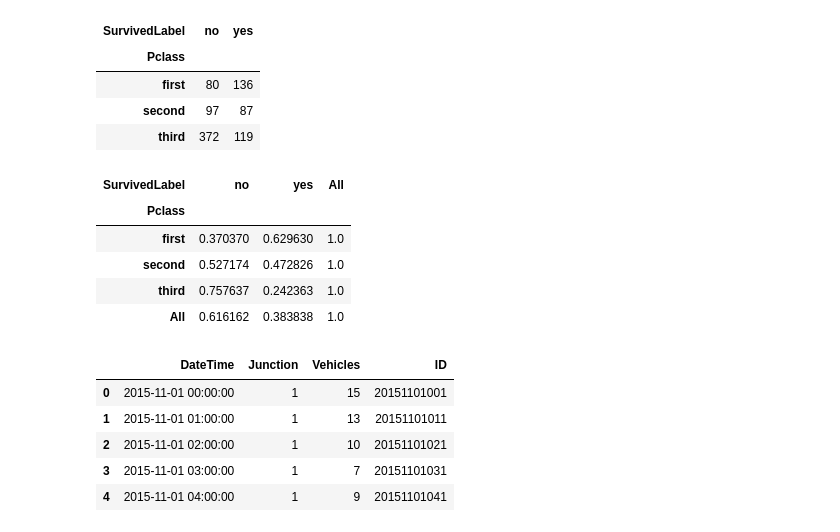
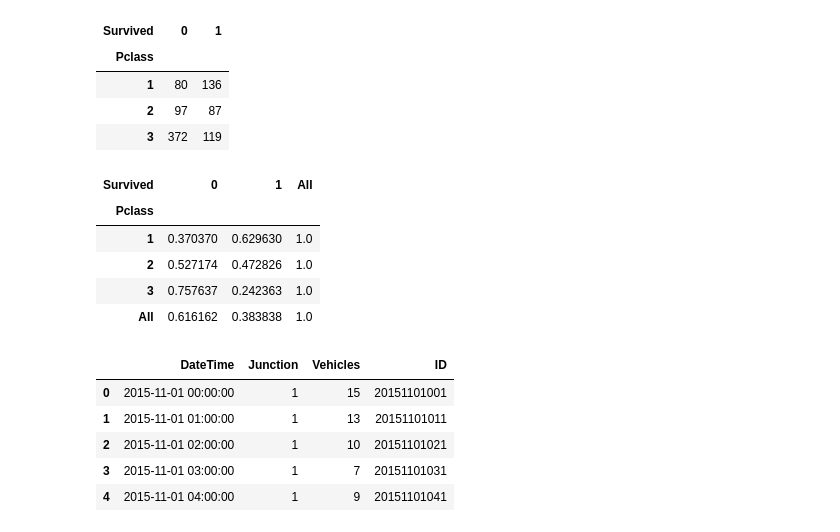
Before and after one commit to pesikj/PythonProDataScience, a Jupyter notebook: 02/reseni.ipynb, the cells around one changed output. Saved outputs shown, nothing was run; the diff lists cells and outputs as text; code cells hidden in the pictures.

```diff
--- a/02/reseni.ipynb
+++ b/02/reseni.ipynb
@@ -32,27 +31,25 @@ data_pivot
 # %%
 import pandas as pd
 
 data = pd.read_csv("titanic.csv")
-data["Pclass"] = data["Pclass"].map({1: "first", 2: "second", 3: "third"})
-data["SurvivedLabel"] = data["Survived"].map({0: "no", 1: "yes"})
-data_pivot = pd.pivot_table(data=data, values="Name", index="Pclass", columns="SurvivedLabel", aggfunc=len)
+data_pivot = pd.pivot_table(data=data, values="Name", index="Pclass", columns="Survived", aggfunc=len)
 data_pivot
 # %% [output]
-| SurvivedLabel | no | yes |
+| Survived | 0 | 1 |
 | Pclass |  |  |
-| first | 80 | 136 |
-| second | 97 | 87 |
-| third | 372 | 119 |
+| 1 | 80 | 136 |
+| 2 | 97 | 87 |
+| 3 | 372 | 119 |
 # %%
-data_pivot = pd.pivot_table(data=data, values="Name", index="Pclass", columns="SurvivedLabel", aggfunc=len, margins=True)
+data_pivot = pd.pivot_table(data=data, values="Name", index="Pclass", columns="Survived", aggfunc=len, margins=True)
 data_pivot = data_pivot.div(data_pivot.iloc[:,-1], axis=0)
 data_pivot
 # %% [output]
-| SurvivedLabel | no | yes | All |
+| Survived | 0 | 1 | All |
 | Pclass |  |  |  |
-| first | 0.370370 | 0.629630 | 1.0 |
-| second | 0.527174 | 0.472826 | 1.0 |
-| third | 0.757637 | 0.242363 | 1.0 |
+| 1 | 0.370370 | 0.629630 | 1.0 |
+| 2 | 0.527174 | 0.472826 | 1.0 |
+| 3 | 0.757637 | 0.242363 | 1.0 |
 | All | 0.616162 | 0.383838 | 1.0 |
 # %%
 import pandas as pd
```
Also changed, not shown: parts of 4 cells of this notebook, 1 other file.
